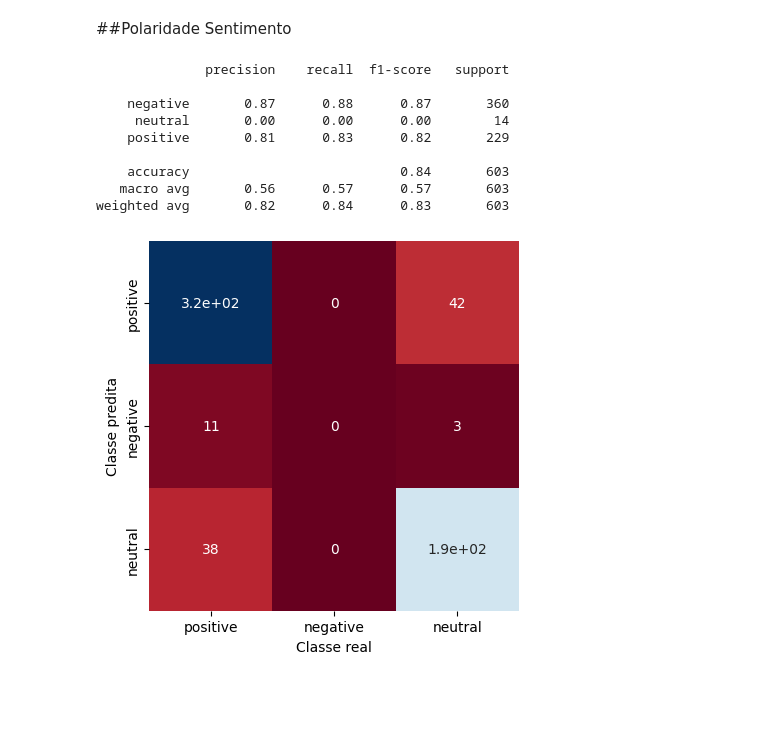
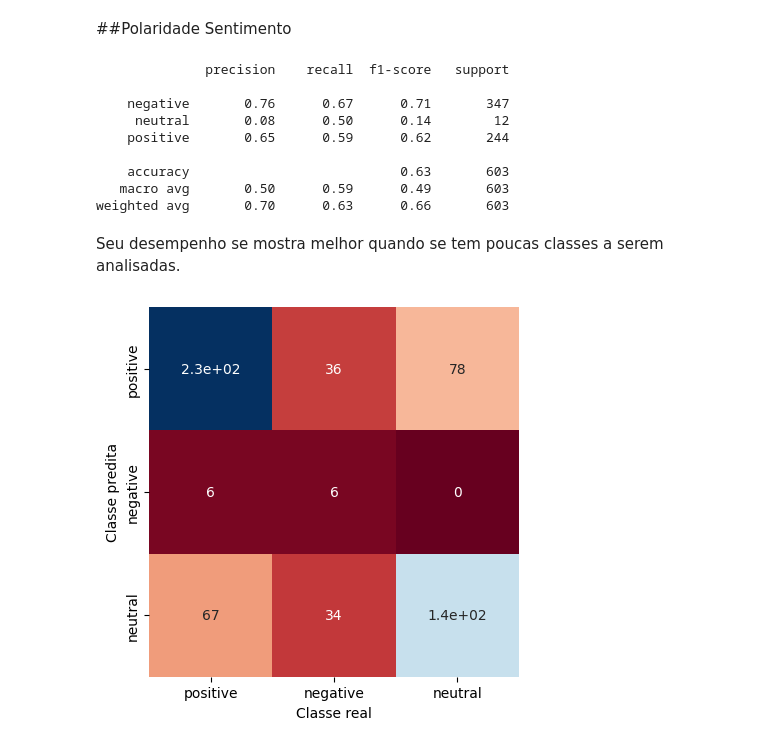
Before and after one commit to gabi-bernardoni/Projeto-de-Minera-o-de-Textos, a Jupyter notebook: BoW+KNN.ipynb, the cells around one changed output. Saved outputs shown, nothing was run; the diff lists cells and outputs as text; code cells hidden in the pictures; blank space fills up the shorter version.

```diff
--- a/BoW+KNN.ipynb
+++ b/BoW+KNN.ipynb
@@ -146,22 +162,23 @@ plt.show()
 ##Polaridade Sentimento
 # %%
 textos_bow = BOW_dataframe
-categorias = dados_avaliacoes['sentiment_polarity'] # as categorias devem estar separadas dos dados de treinamento
+polaridade = dados_avaliacoes['sentiment_polarity'] # as categorias devem estar separadas dos dados de treinamento
 # %%
 from sklearn.model_selection import train_test_split
 
-X_train, X_test, y_train, y_test = train_test_split(textos_bow, categorias, test_size=0.2) #20% para teste.
+X_train, X_test, y_train, y_test = train_test_split(textos_bow, polaridade, test_size=0.2) #20% para teste.
 
 # X_train contém os 80% dos dados - treinamento
 # y_train contém os 80% das categorias (atributo alvo) - treinamento
 
 # X_test contém os 20% dos dados - teste
 # y_test contém os 20% das categorias - teste
-# %%
-from sklearn.naive_bayes import MultinomialNB
-naive_bayes = MultinomialNB()
-naive_bayes.fit(X_train, y_train)
-predicoes = naive_bayes.predict(X_test) # recebe os 20% dos dados de teste sem as categorias - "escondidas"
+# %%
+from sklearn.neighbors import KNeighborsClassifier
+# K-Nearest Neighbors
+knn_model = KNeighborsClassifier(n_neighbors=5) #valor intermediário
+knn_model.fit(X_train, y_train)
+predicoes = knn_model.predict(X_test)
 # %%
 from sklearn.metrics import classification_report
 
@@ -172,25 +189,27 @@ print(classification_report(y_test, predicoes))
 # %% [output]
               precision    recall  f1-score   support
 
-    negative       0.87      0.88      0.87       360
-     neutral       0.00      0.00      0.00        14
-    positive       0.81      0.83      0.82       229
+    negative       0.76      0.67      0.71       347
+     neutral       0.08      0.50      0.14        12
+    positive       0.65      0.59      0.62       244
 
-    accuracy                           0.84       603
-   macro avg       0.56      0.57      0.57       603
-weighted avg       0.82      0.84      0.83       603
+    accuracy                           0.63       603
+   macro avg       0.50      0.59      0.49       603
+weighted avg       0.70      0.63      0.66       603
+# %% [markdown]
+Seu desempenho se mostra melhor quando se tem poucas classes a serem analisadas.
 # %%
 from sklearn.metrics import confusion_matrix
 import matplotlib.pyplot as plt
 import seaborn as sns
 
 cm = confusion_matrix(y_test, predicoes)
 sns.heatmap(cm, square=True, annot=True, cmap='RdBu', cbar=False,
-            xticklabels=categorias.unique(),
-            yticklabels=categorias.unique())
+            xticklabels=polaridade.unique(),
+            yticklabels=polaridade.unique())
 
 plt.xlabel("Classe real")
 plt.ylabel("Classe predita")
 plt.show()
 # %% [output]
-[figure, old version]
+[figure, new version]
```
Also changed, not shown: parts of 28 cells of this notebook.
